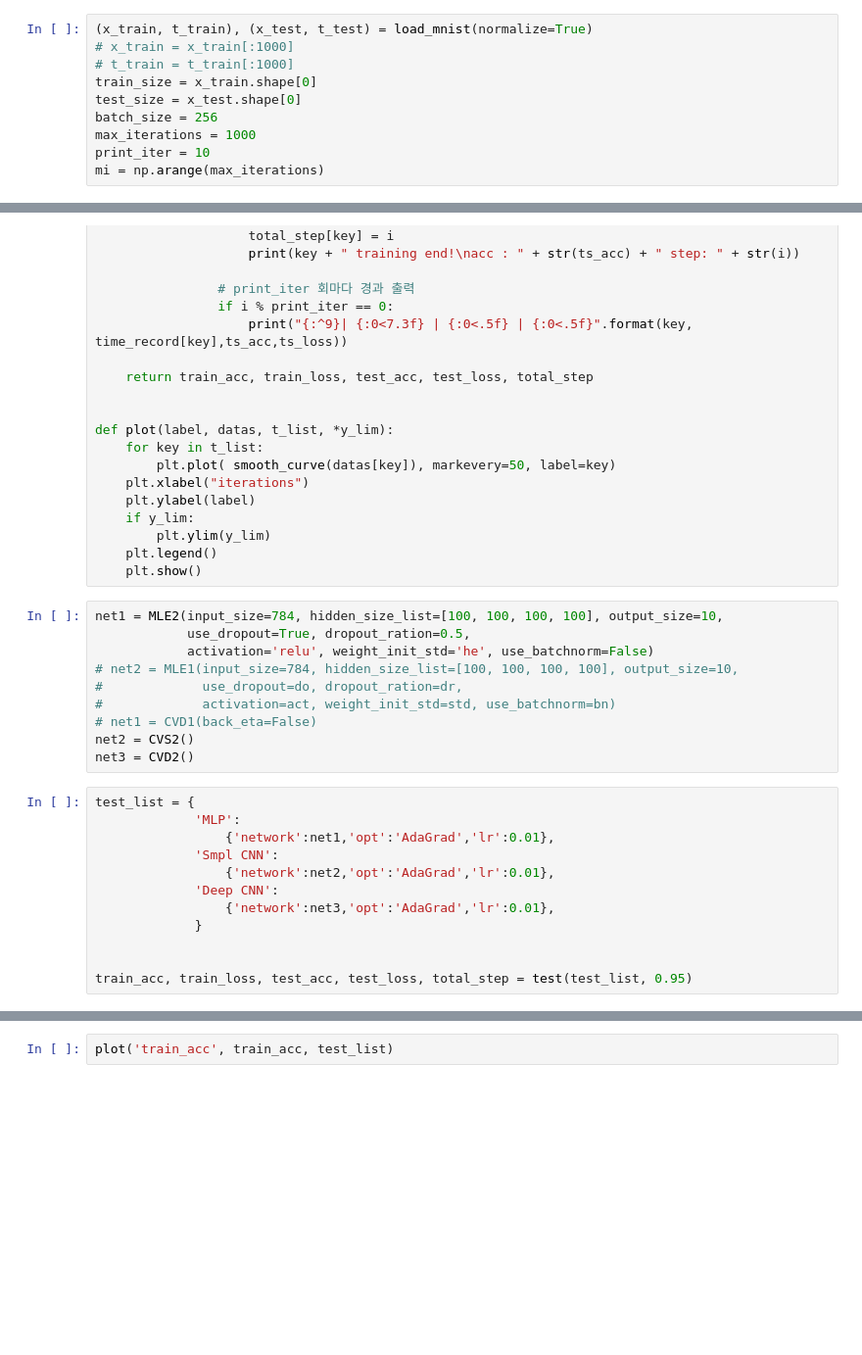
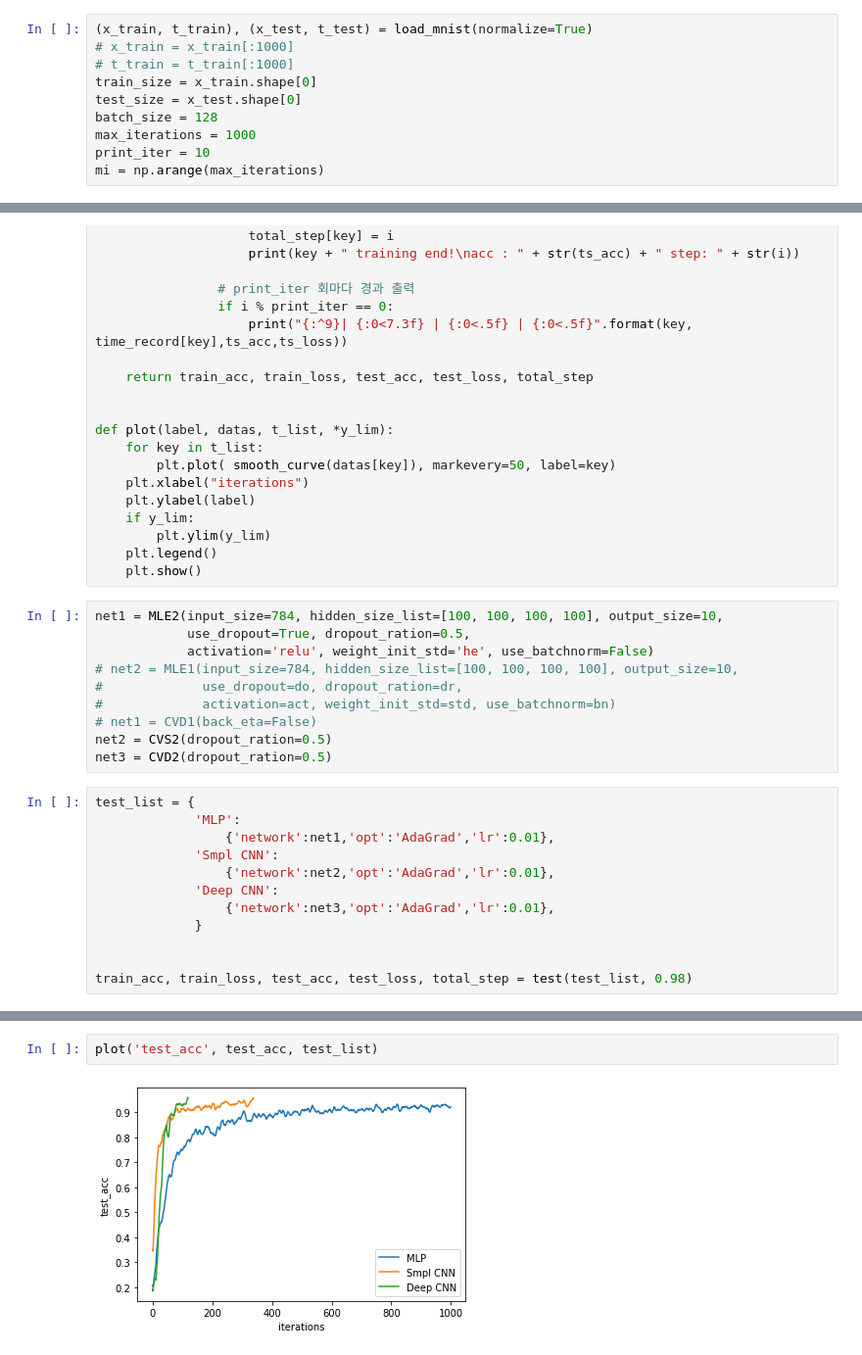
Before and after one commit to dinleo/Learning, a Jupyter notebook: Py_Code/AI_Learning/Global_Test.ipynb, the cells around one changed output, grey strips where cells are left out. Shown: that part at 98% size. Cells and saved outputs as stored; diff of their text form; blank space fills up the shorter version.

```diff
--- a/Py_Code/AI_Learning/Global_Test.ipynb
+++ b/Py_Code/AI_Learning/Global_Test.ipynb
@@ -21,7 +21,7 @@ import time
 # t_train = t_train[:1000]
 train_size = x_train.shape[0]
 test_size = x_test.shape[0]
-batch_size = 256
+batch_size = 128
 max_iterations = 1000
 print_iter = 10
 mi = np.arange(max_iterations)
@@ -160,8 +160,8 @@ net1 = MLE2(input_size=784, hidden_size_list=[100, 100, 100, 100], output_size=1
 #             use_dropout=do, dropout_ration=dr,
 #             activation=act, weight_init_std=std, use_batchnorm=bn)
 # net1 = CVD1(back_eta=False)
-net2 = CVS2()
-net3 = CVD2()
+net2 = CVS2(dropout_ration=0.5)
+net3 = CVD2(dropout_ration=0.5)
 # %%
 test_list = {
              'MLP':
@@ -173,7 +173,7 @@ test_list = {
              }
 
 
-train_acc, train_loss, test_acc, test_loss, total_step = test(test_list, 0.95)
+train_acc, train_loss, test_acc, test_loss, total_step = test(test_list, 0.98)
 # %% [output]
 ===============iteration:0===============
   model  |  time   |   acc   |  loss
@@ -184,3 +195,5 @@ KeyboardInterrupt:
 # %%
-plot('train_acc', train_acc, test_list)
+plot('test_acc', test_acc, test_list)
+# %% [output]
+[figure, added]
 # %%
```
Also changed, not shown: parts of 4 cells of this notebook, 3 other files.
